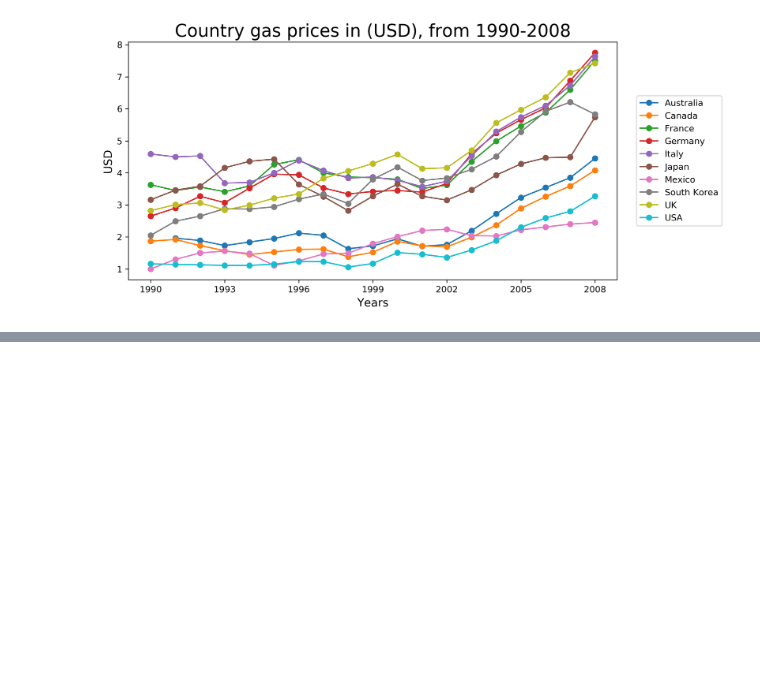
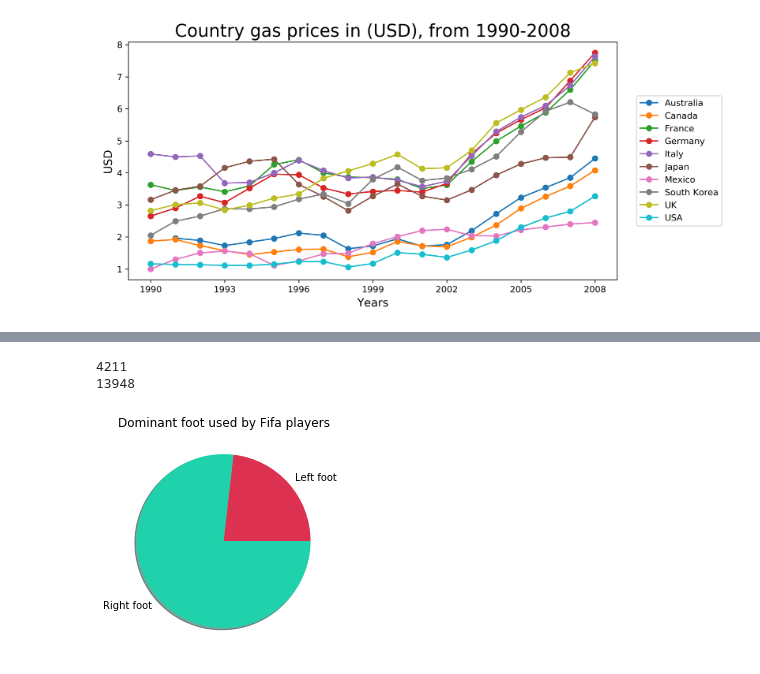
Before and after one commit to AndyHenry93/DataEngineer_Real_World_Visualization-, a Jupyter notebook: Real_World_Visualization .ipynb, the cells around one changed output, grey strips where cells are left out. Cells and saved outputs as stored; diff of their text form; code cells hidden in the pictures; blank space fills up the shorter version.

```diff
--- a/Real_World_Visualization .ipynb
+++ b/Real_World_Visualization .ipynb
@@ -80,0 +121,15 @@ plt.show()
+# %%
+left = fifa.loc[fifa['Preferred Foot'] == 'Left'].count()[0]
+right = fifa.loc[fifa['Preferred Foot'] == 'Right'].count()[0]
+
+print(left)
+print(right)
+# %% [output]
+4211
+13948
+# %%
+plt.pie([left,right], labels = ['Left foot','Right foot'], colors = ['#DC3150', '#1FD2AC'],shadow = True)
+plt.title('Dominant foot used by Fifa players')
+plt.show()
+# %% [output]
+[figure, added]
```
Also changed, not shown: parts of 7 cells of this notebook.
